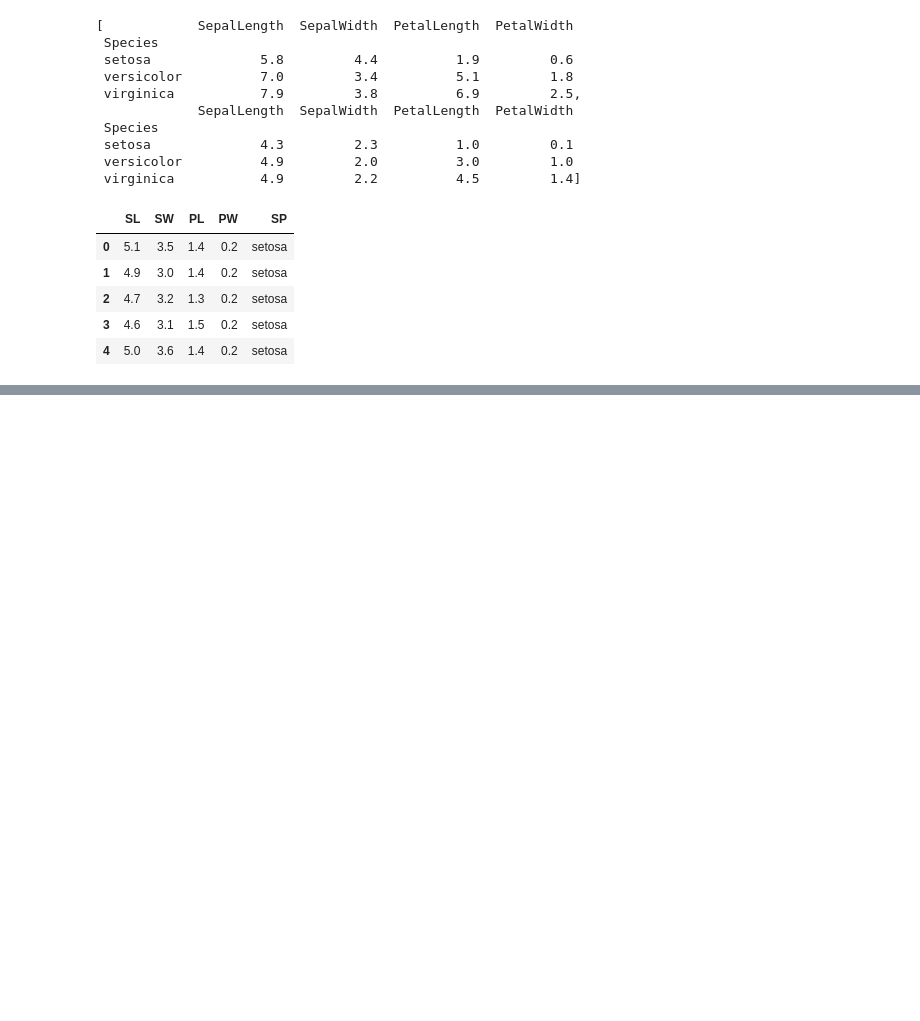
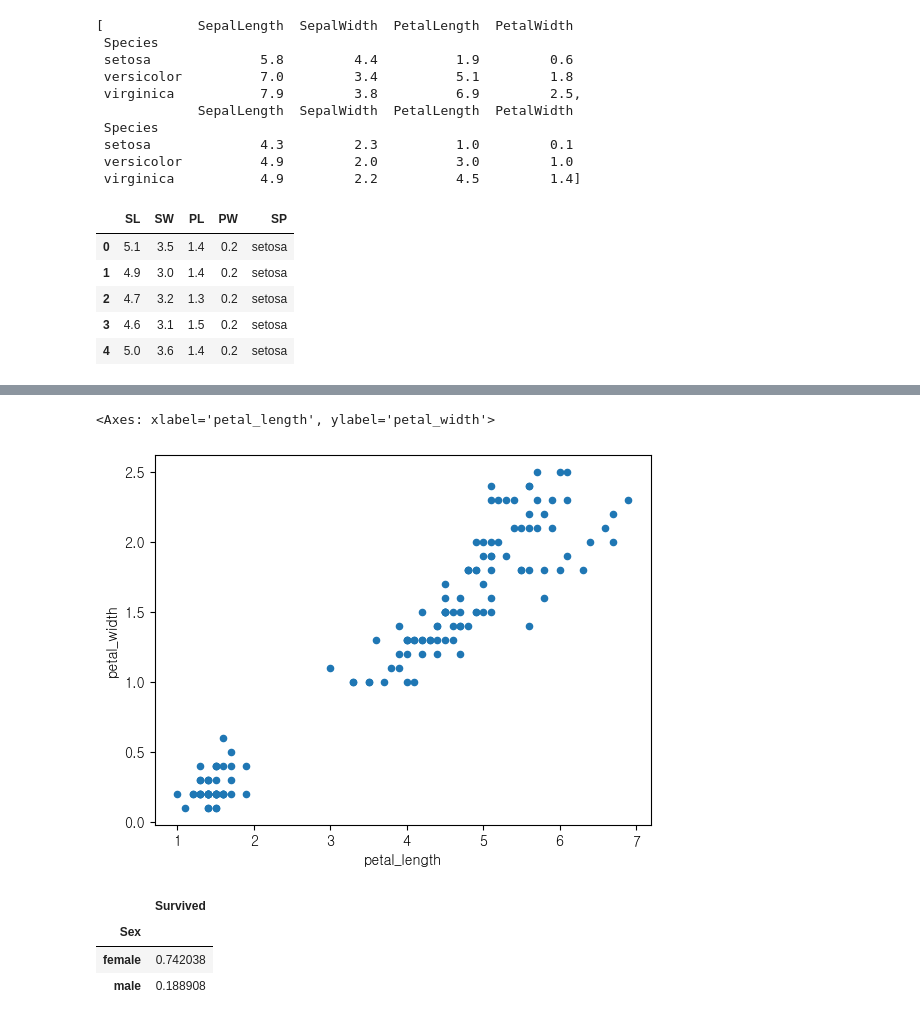
Before and after one commit to one-west/Data_Analyze, a Jupyter notebook: 6장/Exapmle_Qz.ipynb, the cells around one changed output, grey strips where cells are left out. Cells and saved outputs as stored; diff of their text form; code cells hidden in the pictures; blank space fills up the shorter version.

```diff
--- a/6장/Exapmle_Qz.ipynb
+++ b/6장/Exapmle_Qz.ipynb
@@ -71,0 +113,18 @@ plt.show()
+# %%
+## 3-3. 꽃잎의 길이와 꽃잎의 너비의 산점도 그래프를 그려 보세요.
+newDf.plot(kind="scatter", x="petal_length", y="petal_width")
+# %% [output]
+<Axes: xlabel='petal_length', ylabel='petal_width'>
+[figure, added]
+# %%
+# 4. 본문의 타이타닉 데이터 셋에서 다음 문제를 해결해 보세요.
+## 4-1. 성별에 따른 생존율을 비교해 보세요.
+import pandas as pd
+
+titanic = pd.read_csv(resourcePath + "titanic.csv")
+titanic[["Sex", "Survived"]].groupby("Sex").mean()
+# %% [output]
+|  | Survived |
+| Sex |  |
+| female | 0.742038 |
+| male | 0.188908 |
```
Also changed, not shown: parts of 12 cells of this notebook, 2 other files.
